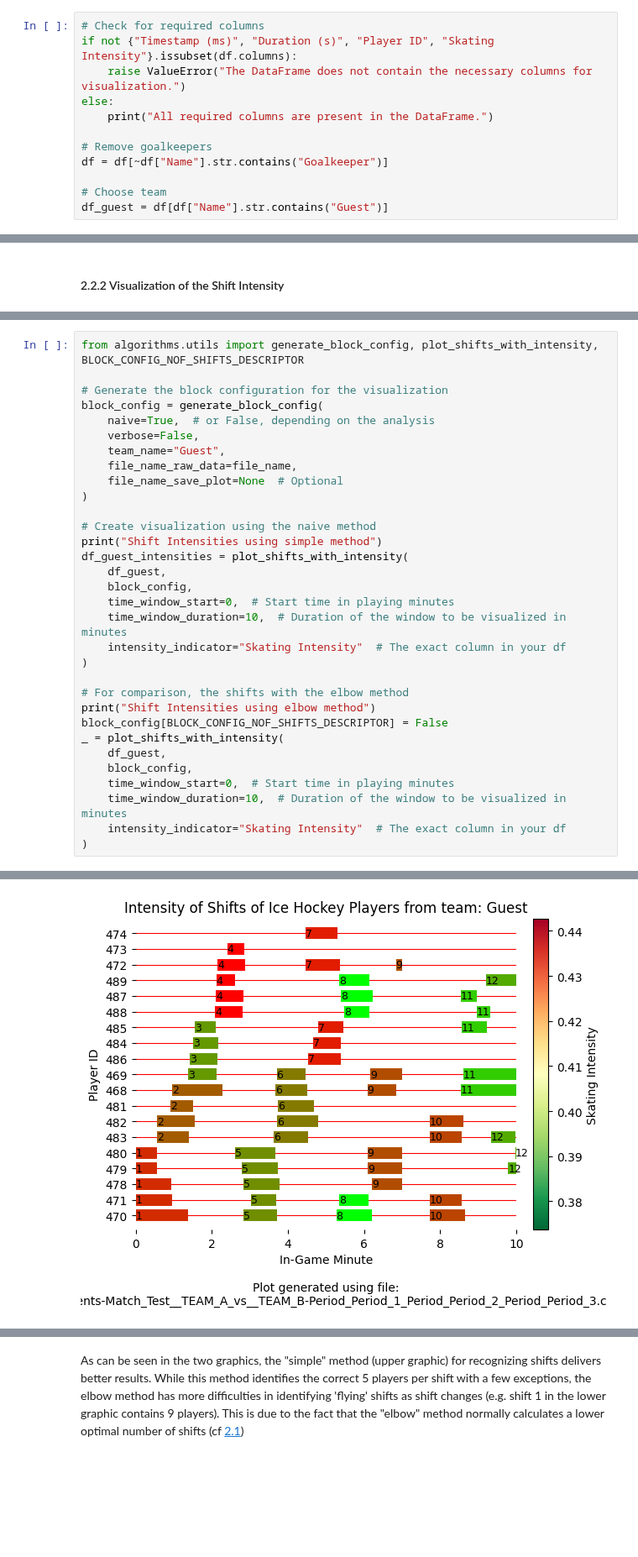
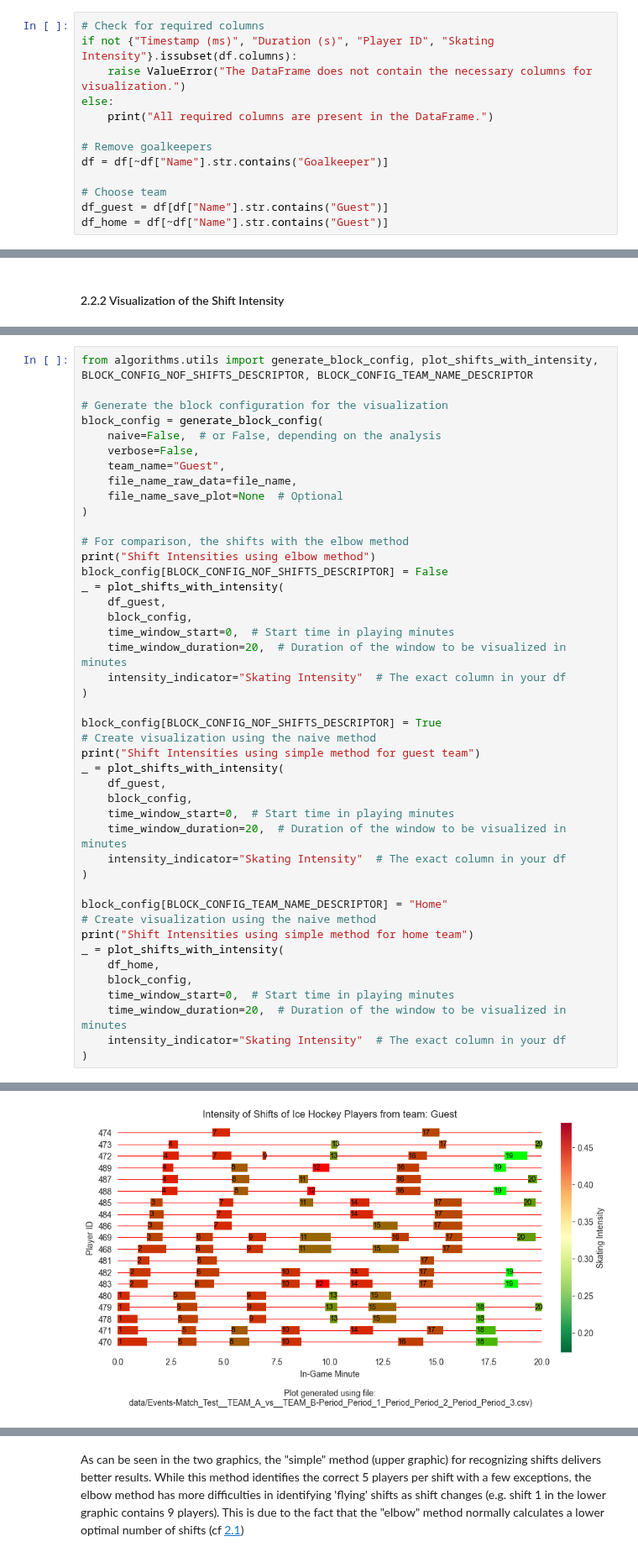
Before and after one commit to arnoldram/dataunionsihf, a Jupyter notebook: sample_analysis.ipynb, the cells around one changed output, grey strips where cells are left out. Shown at 84% size. Cells and saved outputs as stored; diff of their text form; blank space fills up the shorter version.

Commit message:
added guest-home comparison for shift intensity

```diff
--- a/sample_analysis.ipynb
+++ b/sample_analysis.ipynb
@@ -84,6 +84,7 @@ df = df[~df["Name"].str.contains("Goalkeeper")]
 
 # Choose team
 df_guest = df[df["Name"].str.contains("Guest")]
+df_home = df[~df["Name"].str.contains("Guest")]
 # %% [output]
 All required columns are present in the DataFrame.
 # %% [markdown]
@@ -98,23 +101,13 @@ This visualization helps us to identify patterns in player shifts and their impa
 # %%
-from algorithms.utils import generate_block_config, plot_shifts_with_intensity, BLOCK_CONFIG_NOF_SHIFTS_DESCRIPTOR
+from algorithms.utils import generate_block_config, plot_shifts_with_intensity, BLOCK_CONFIG_NOF_SHIFTS_DESCRIPTOR, BLOCK_CONFIG_TEAM_NAME_DESCRIPTOR
 
 # Generate the block configuration for the visualization
 block_config = generate_block_config(
-    naive=True,  # or False, depending on the analysis
+    naive=False,  # or False, depending on the analysis
     verbose=False,
     team_name="Guest",
     file_name_raw_data=file_name,
     file_name_save_plot=None  # Optional
-)
-
-# Create visualization using the naive method
-print("Shift Intensities using simple method")
-df_guest_intensities = plot_shifts_with_intensity(
-    df_guest,
-    block_config,
-    time_window_start=0,  # Start time in playing minutes
-    time_window_duration=10,  # Duration of the window to be visualized in minutes
-    intensity_indicator="Skating Intensity"  # The exact column in your df
 )
 
 # For comparison, the shifts with the elbow method
@@ -124,7 +117,29 @@ _ = plot_shifts_with_intensity(
     df_guest,
     block_config,
     time_window_start=0,  # Start time in playing minutes
-    time_window_duration=10,  # Duration of the window to be visualized in minutes
+    time_window_duration=20,  # Duration of the window to be visualized in minutes
     intensity_indicator="Skating Intensity"  # The exact column in your df
 )
+
+block_config[BLOCK_CONFIG_NOF_SHIFTS_DESCRIPTOR] = True
+# Create visualization using the naive method
+print("Shift Intensities using simple method for guest team")
+_ = plot_shifts_with_intensity(
+    df_guest,
+    block_config,
+    time_window_start=0,  # Start time in playing minutes
+    time_window_duration=20,  # Duration of the window to be visualized in minutes
+    intensity_indicator="Skating Intensity"  # The exact column in your df
+)
+
+block_config[BLOCK_CONFIG_TEAM_NAME_DESCRIPTOR] = "Home"
+# Create visualization using the naive method
+print("Shift Intensities using simple method for home team")
+_ = plot_shifts_with_intensity(
+    df_home,
+    block_config,
+    time_window_start=0,  # Start time in playing minutes
+    time_window_duration=20,  # Duration of the window to be visualized in minutes
+    intensity_indicator="Skating Intensity"  # The exact column in your df
+)
 # %% [output]
@@ -132 +147 @@ Shift Intensities using simple method
-[figure, old version]
+[figure, new version]
```
Also changed, not shown: parts of 2 cells of this notebook.
